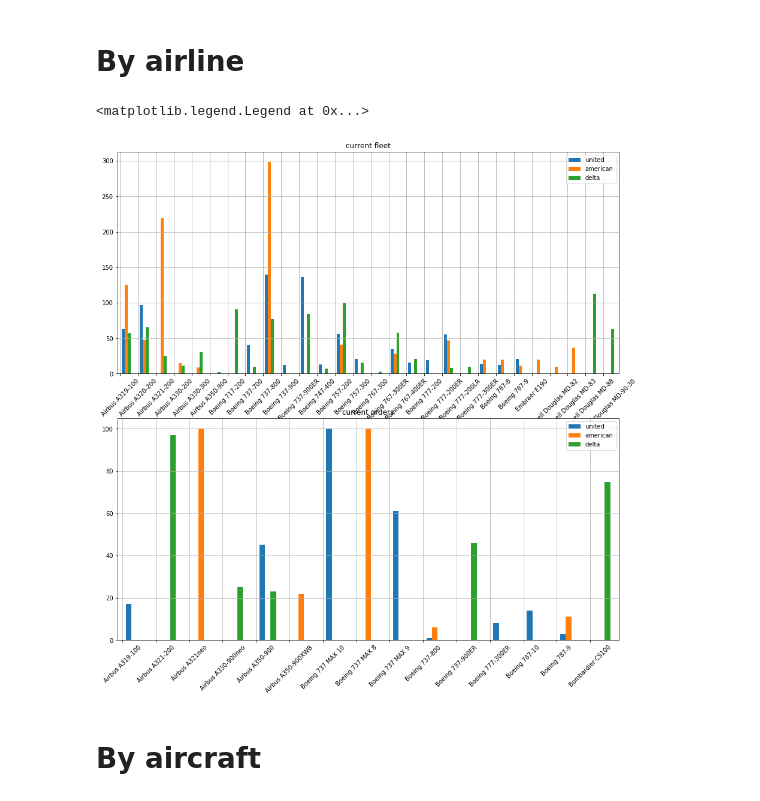
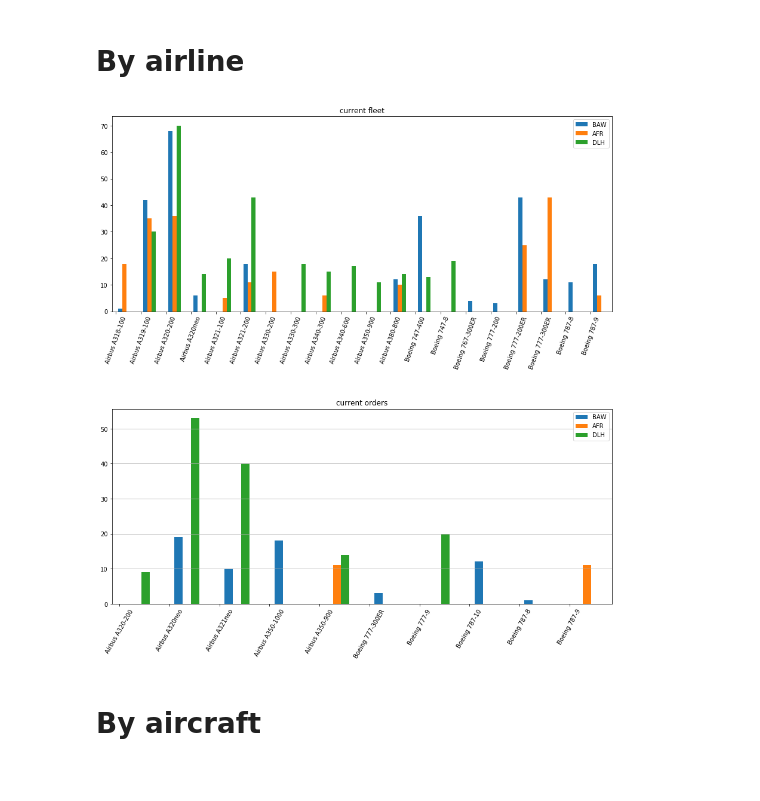
Before and after one commit to jeffakolb/commercial_aircraft, a Jupyter notebook: plot_aircraft_data.ipynb, the cells around one changed output. Cells and saved outputs as stored; diff of their text form; code cells hidden in the pictures.

```diff
--- a/plot_aircraft_data.ipynb
+++ b/plot_aircraft_data.ipynb
@@ -10,6 +12,8 @@ import matplotlib.pyplot as plt
+# %%
+input_file = 'data/aircraft_data_2018-11-03.json'
 # %%
 # put data into dataframes
-data = json.load(open('aircraft_data.json'))
+data = json.load(open(input_file))
 current_data = {airline:{a:i['in service'] for a,i in airline_data['aircraft_data'].items()} for airline, airline_data in data.items()}
 orders_data = {airline:{a:i['orders'] for a,i in airline_data['aircraft_data'].items()} for airline, airline_data in data.items()}
 # %%
@@ -32,9 +36,11 @@ current_df.head(5)
 # %% [markdown]
 # By airline
 # %%
-airlines = ['etihad','qatar']
-airlines = ['united','american','delta']
-#airlines = ['british','air france','lufthansa']
+#airlines = ['etihad','qatar']
+#airlines = ['united','american','delta']
+airlines = ['BAW','AFR','DLH']
 #airlines = ['korean','all nippon','japan airlines']
-min = 3
+#airlines = ['jetblue','alaska','hawaiian','southwest']
+#airlines = ['egyptair','royal air maroc','ethiopian']
+min = 0
 # %%
@@ -55,22 +60,24 @@ orders_airline_df = orders_airline_df[ orders_airline_df.apply(select_row,axis=1
 # %%
 fig1,axes = plt.subplots(2,figsize=[20,15])
 _ = current_airline_df.plot(kind='bar',
                             ax=axes[0],
-                            grid=True,
-                            rot=45,
+                            #grid=,
+                            rot=70,
                             position=-0.2,
                             title='current fleet')
+plt.grid(axis='y')
 _ = orders_airline_df.plot(kind='bar',
                            ax=axes[1],
-                           grid=True,
-                           rot=45,
+                           #grid=True,
+                           rot=60,
                            position=-0.2,
                            title='current orders')
 fig1.set_figwidth(15)
 plt.legend(loc='best')
+plt.subplots_adjust(hspace=0.5)
+plt.grid(axis='y')
 # %% [output]
-<matplotlib.legend.Legend at 0x...>
-[figure, old version]
+[figure, new version]
 # %% [markdown]
 # By aircraft
 # %%
```
Also changed, not shown: parts of 7 cells of this notebook, 6 other files.
